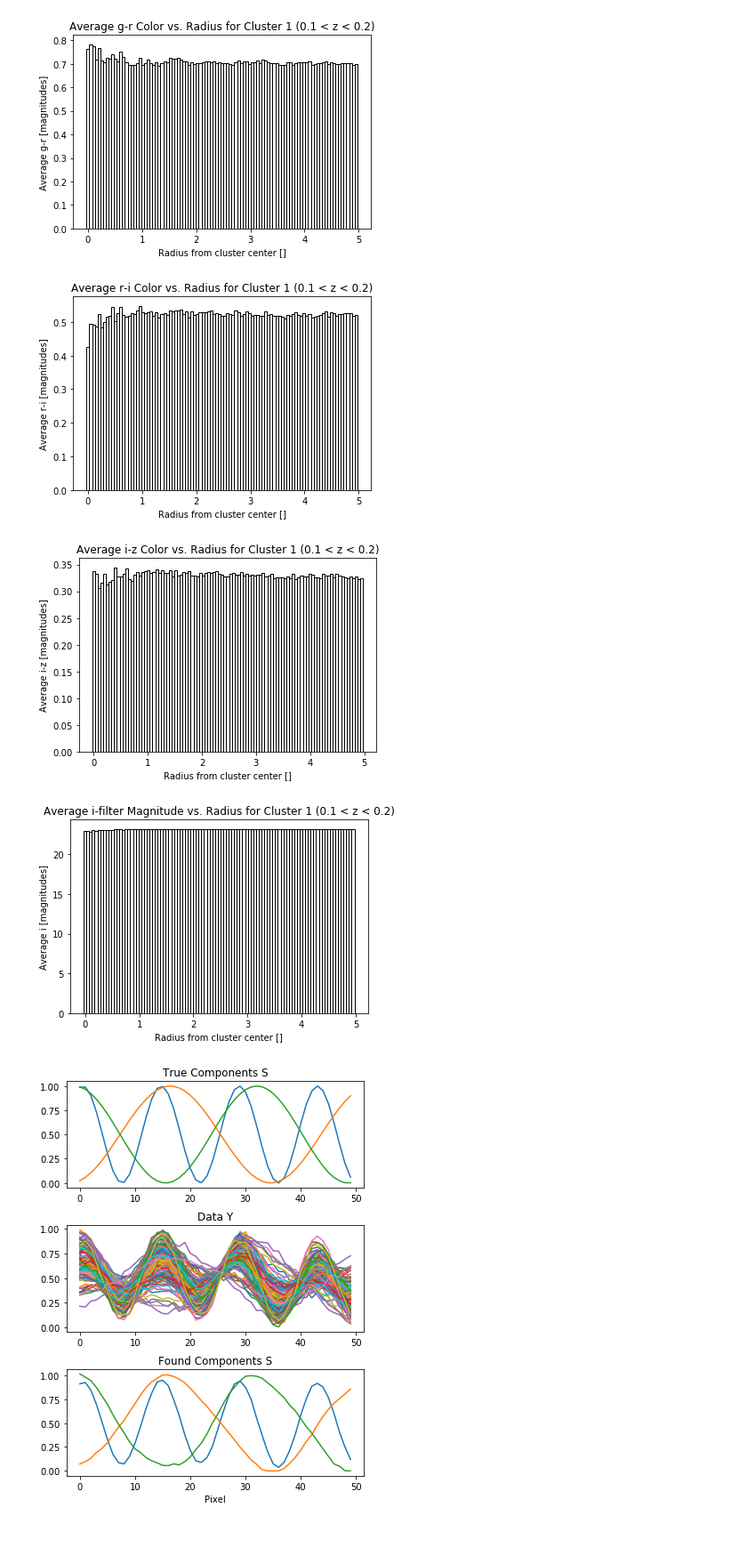
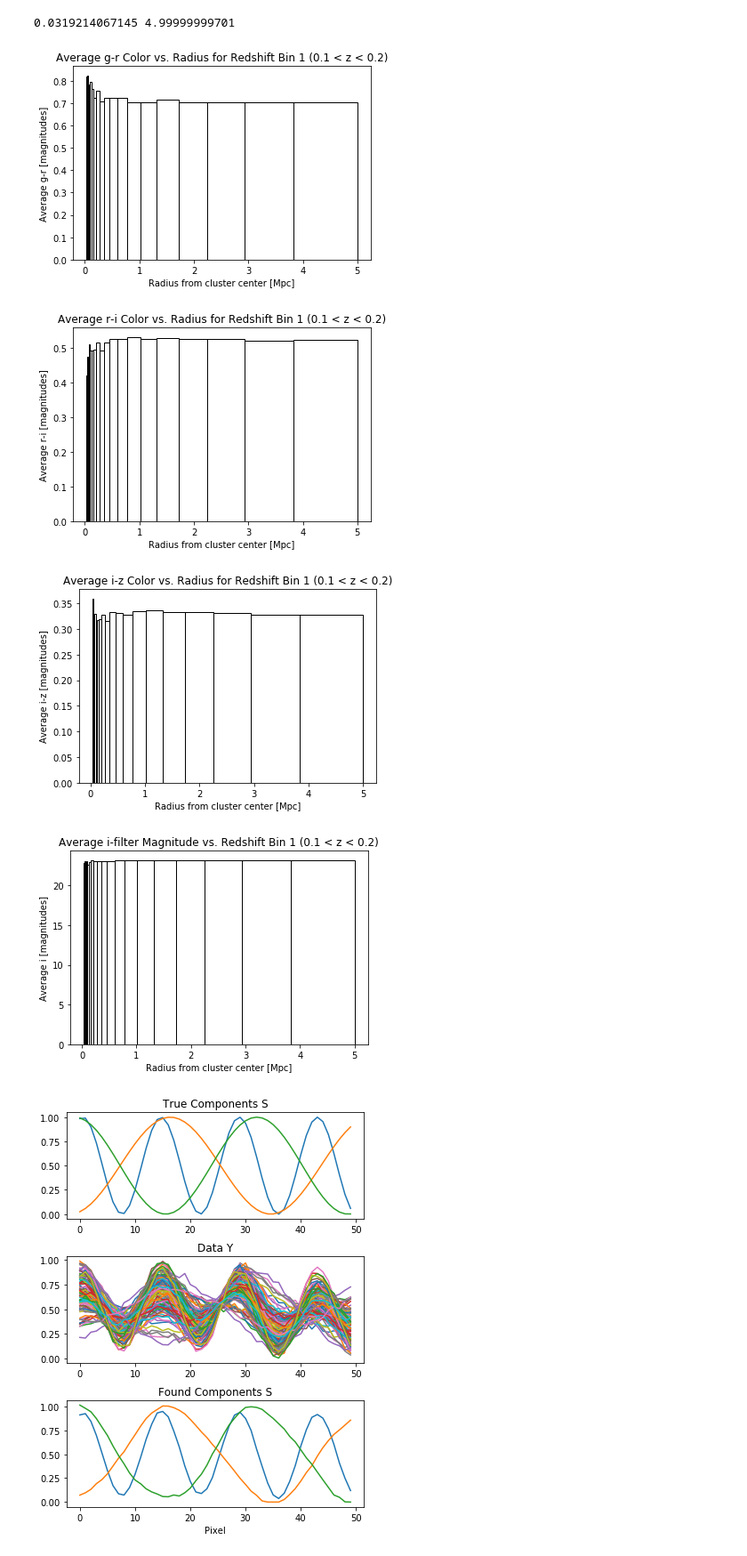
Before and after one commit to rehg98/JP1, a Jupyter notebook: cluster_unmixing.ipynb, the cells around one changed output. Shown: that part at 89% size. Saved outputs shown, nothing was run; the diff lists cells and outputs as text; code cells hidden in the pictures.

Commit message:
removed test_cluster_unmixing.py, changed bin spacing in cluster_unmixing to logarithmic, and added a script form of cluster_unmixing

```diff
--- a/cluster_unmixing.ipynb
+++ b/cluster_unmixing.ipynb
@@ -20,12 +20,12 @@ cluster3 = data[(redshifts > 0.35) & (redshifts < 0.5)]
 cluster4 = data[(redshifts > 0.5) & (redshifts < 0.75)]
 cluster5 = data[(redshifts > 0.75) & (redshifts < 1.2)]
 # %%
-# Compute the average colors for the first cluster bin
+# Compute the average colors for the first redshift bin
 
 radii_1 = np.array([item[1] for item in cluster1])
-num_bins_1 = 100
-radial_bins_1 = np.linspace(0., 5., num_bins_1)
-width_1 = (radial_bins_1[-1] - radial_bins_1[0]) / (radial_bins_1.size - 1)
+num_bins_1 = 20
+radial_bins_1 = np.logspace(np.log10(0.0319), np.log10(5.), num_bins_1)
+widths_1 = np.diff(radial_bins_1)
 
 # Arrays containing magnitude data in four different filters
 g_1 = np.array([item[2] for item in cluster1])
@@ -56,37 +56,39 @@ var_iz_1 = binned_statistic(radii_1_iz_pruned, iz_1, np.var, radial_bins_1)[0]
 radii_1_i_pruned = radii_1[np.isfinite(i_1)]
 mean_i_1 = binned_statistic(radii_1_i_pruned, i_1, 'mean', radial_bins_1)[0]
 var_i_1 = binned_statistic(radii_1_i_pruned, i_1, np.var, radial_bins_1)[0]
+# %% [output]
+0.0319214067145 4.99999999701
 # %%
 #Plot bar graphs for the cluster1 data
 
-plt.bar(radial_bins_1[:-1], mean_gr_1, width=width_1, fill=False)#, yerr=np.sqrt(std_gr_1))
-plt.title("Average g-r Color vs. Radius for Cluster 1 (0.1 < z < 0.2)")
-plt.xlabel("Radius from cluster center []")
+plt.bar(radial_bins_1[:-1], mean_gr_1, width=widths_1, fill=False, align="edge")#, yerr=np.sqrt(var_gr_1))
+plt.title("Average g-r Color vs. Radius for Redshift Bin 1 (0.1 < z < 0.2)")
+plt.xlabel("Radius from cluster center [Mpc]")
 plt.ylabel ("Average g-r [magnitudes]")
 plt.show()
 
-plt.bar(radial_bins_1[:-1], mean_ri_1, width=width_1, fill=False)
-plt.title("Average r-i Color vs. Radius for Cluster 1 (0.1 < z < 0.2)")
-plt.xlabel("Radius from cluster center []")
+plt.bar(radial_bins_1[:-1], mean_ri_1, width=widths_1, fill=False, align="edge")#, yerr=np.sqrt(var_ri_1))
+plt.title("Average r-i Color vs. Radius for Redshift Bin 1 (0.1 < z < 0.2)")
+plt.xlabel("Radius from cluster center [Mpc]")
 plt.ylabel ("Average r-i [magnitudes]")
 plt.show()
 
-plt.bar(radial_bins_1[:-1], mean_iz_1, width=width_1, fill=False)
-plt.title("Average i-z Color vs. Radius for Cluster 1 (0.1 < z < 0.2)")
-plt.xlabel("Radius from cluster center []")
+plt.bar(radial_bins_1[:-1], mean_iz_1, width=widths_1, fill=False, align="edge")#, yerr=np.sqrt(var_iz_1))
+plt.title("Average i-z Color vs. Radius for Redshift Bin 1 (0.1 < z < 0.2)")
+plt.xlabel("Radius from cluster center [Mpc]")
 plt.ylabel ("Average i-z [magnitudes]")
 plt.show()
 
-plt.bar(radial_bins_1[:-1], mean_i_1, width=width_1, fill=False)
-plt.title("Average i-filter Magnitude vs. Radius for Cluster 1 (0.1 < z < 0.2)")
-plt.xlabel("Radius from cluster center []")
+plt.bar(radial_bins_1[:-1], mean_i_1, width=widths_1, fill=False, align="edge")#, yerr=np.sqrt(var_i_1))
+plt.title("Average i-filter Magnitude vs. Redshift Bin 1 (0.1 < z < 0.2)")
+plt.xlabel("Radius from cluster center [Mpc]")
 plt.ylabel ("Average i [magnitudes]")
 plt.show()
 # %% [output]
-[figure, old version]
+[figure, new version]
-[figure, old version]
+[figure, new version]
-[figure, old version]
+[figure, new version]
-[figure, old version]
+[figure, new version]
 # %%
 def match(A, S, trueS):
     """Rearranges columns of S to best fit the components they likely represent (maximizes sum of correlations)"""
```
Also changed, not shown: 1 other file.
